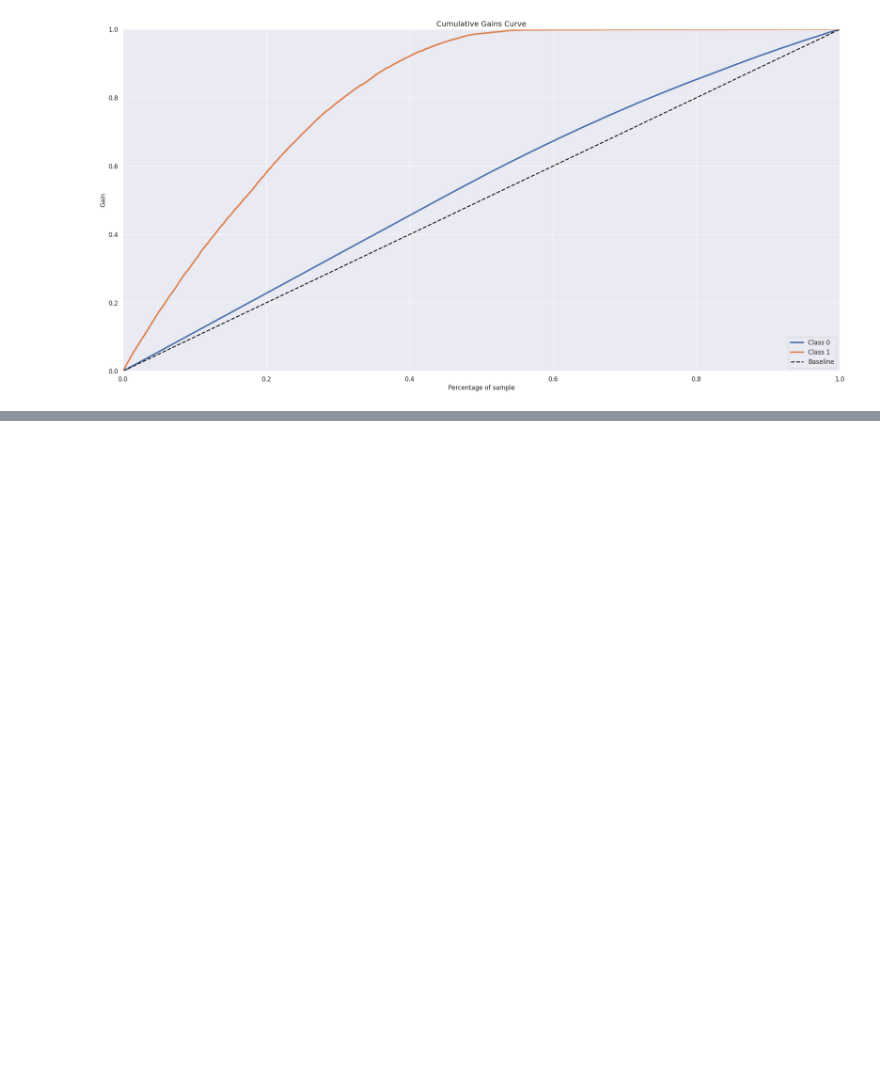
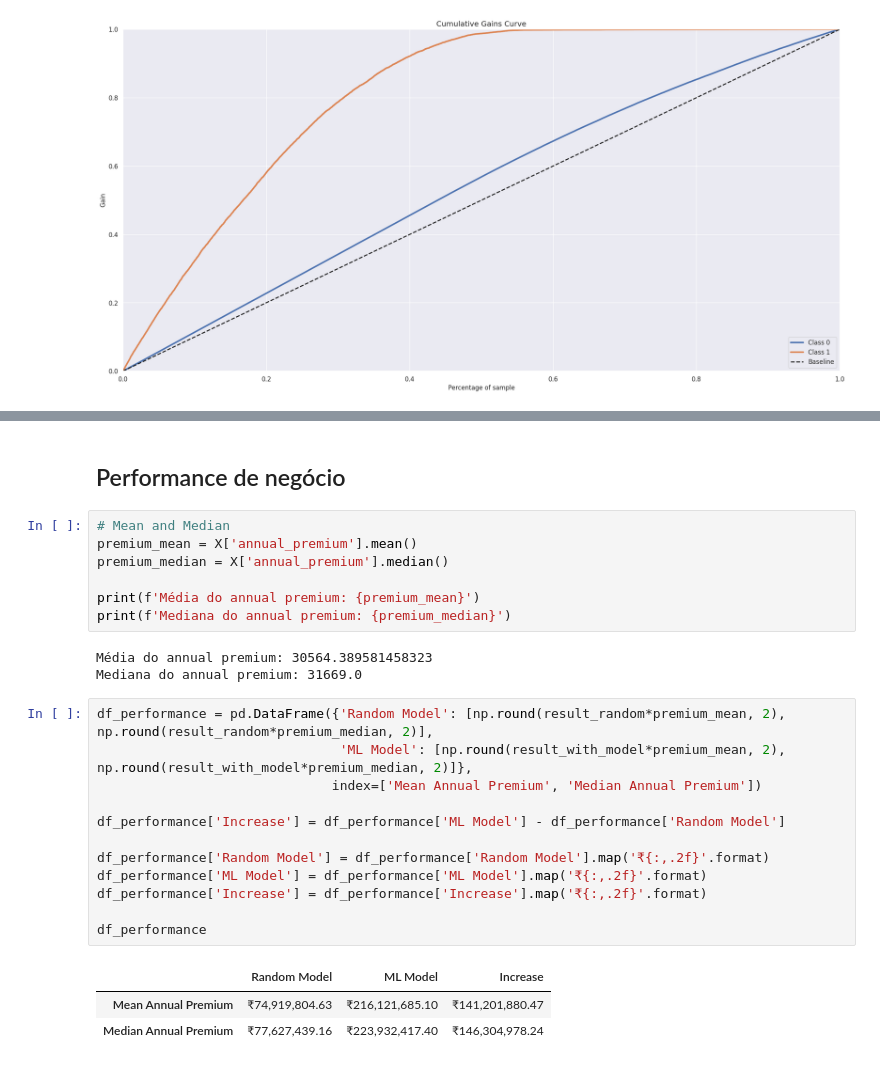
Before and after one commit to matheusventurads/health-insurance-cross-sell, a Jupyter notebook: notebooks/6.0-mv-business-performance.ipynb, the cells around one changed output, grey strips where cells are left out. Cells and saved outputs as stored; diff of their text form; blank space fills up the shorter version.

Commit message:
end of business performance analysis

```diff
--- a/notebooks/6.0-mv-business-performance.ipynb
+++ b/notebooks/6.0-mv-business-performance.ipynb
@@ -1499,0 +1504,28 @@ result_with_model/result_random
+# %% [markdown]
+## Performance de negócio
+# %%
+# Mean and Median
+premium_mean = X['annual_premium'].mean()
+premium_median = X['annual_premium'].median()
+
+print(f'Média do annual premium: {premium_mean}')
+print(f'Mediana do annual premium: {premium_median}')
+# %% [output]
+Média do annual premium: 30564.389581458323
+Mediana do annual premium: 31669.0
+# %%
+df_performance = pd.DataFrame({'Random Model': [np.round(result_random*premium_mean, 2), np.round(result_random*premium_median, 2)],
+                               'ML Model': [np.round(result_with_model*premium_mean, 2), np.round(result_with_model*premium_median, 2)]},
+                              index=['Mean Annual Premium', 'Median Annual Premium'])
+
+df_performance['Increase'] = df_performance['ML Model'] - df_performance['Random Model']
+
+df_performance['Random Model'] = df_performance['Random Model'].map('₹{:,.2f}'.format)
+df_performance['ML Model'] = df_performance['ML Model'].map('₹{:,.2f}'.format)
+df_performance['Increase'] = df_performance['Increase'].map('₹{:,.2f}'.format)
+
+df_performance
+# %% [output]
+|  | Random Model | ML Model | Increase |
+| Mean Annual Premium | ₹74,919,804.63 | ₹216,121,685.10 | ₹141,201,880.47 |
+| Median Annual Premium | ₹77,627,439.16 | ₹223,932,417.40 | ₹146,304,978.24 |
```
Also changed, not shown: parts of 15 cells of this notebook.
